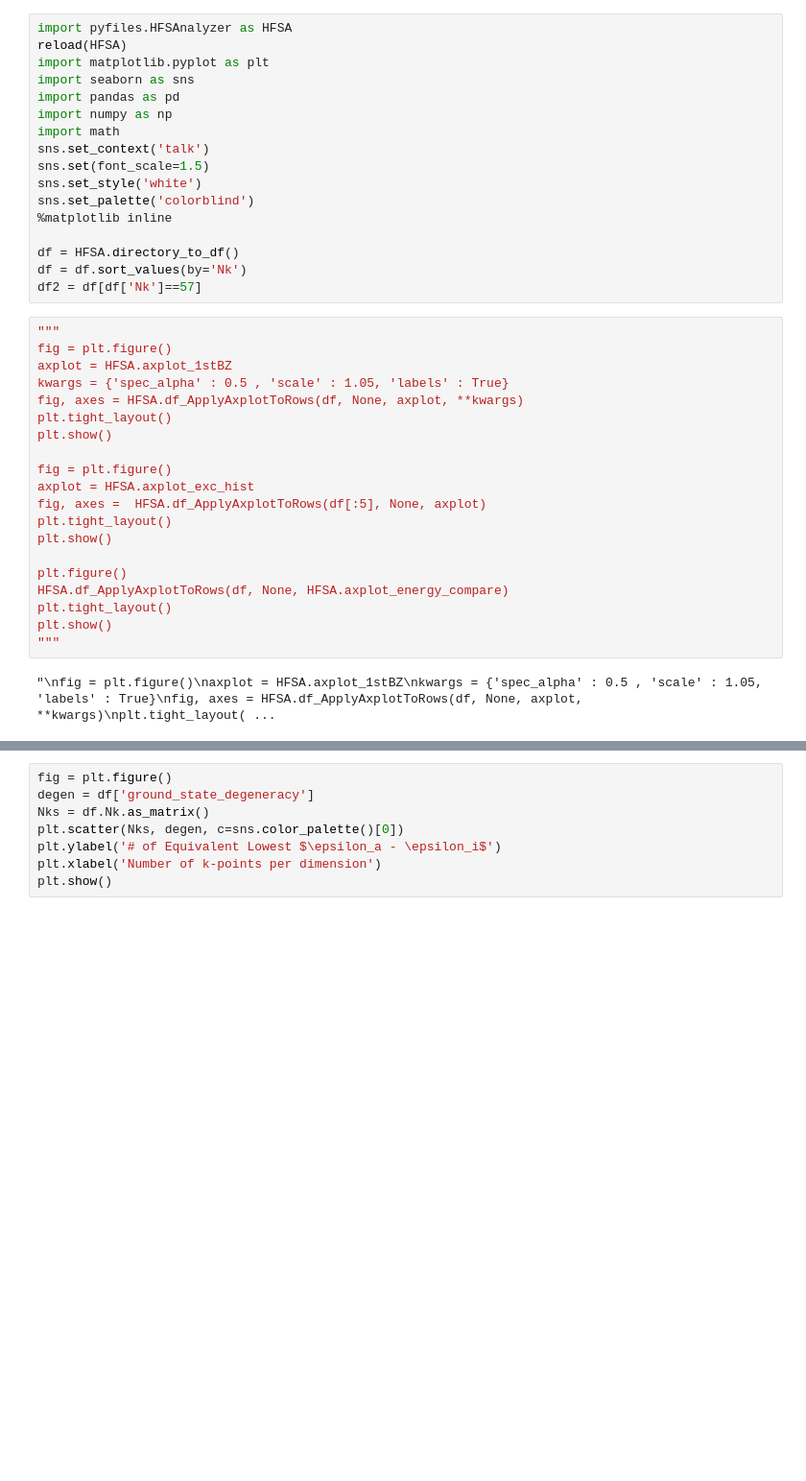
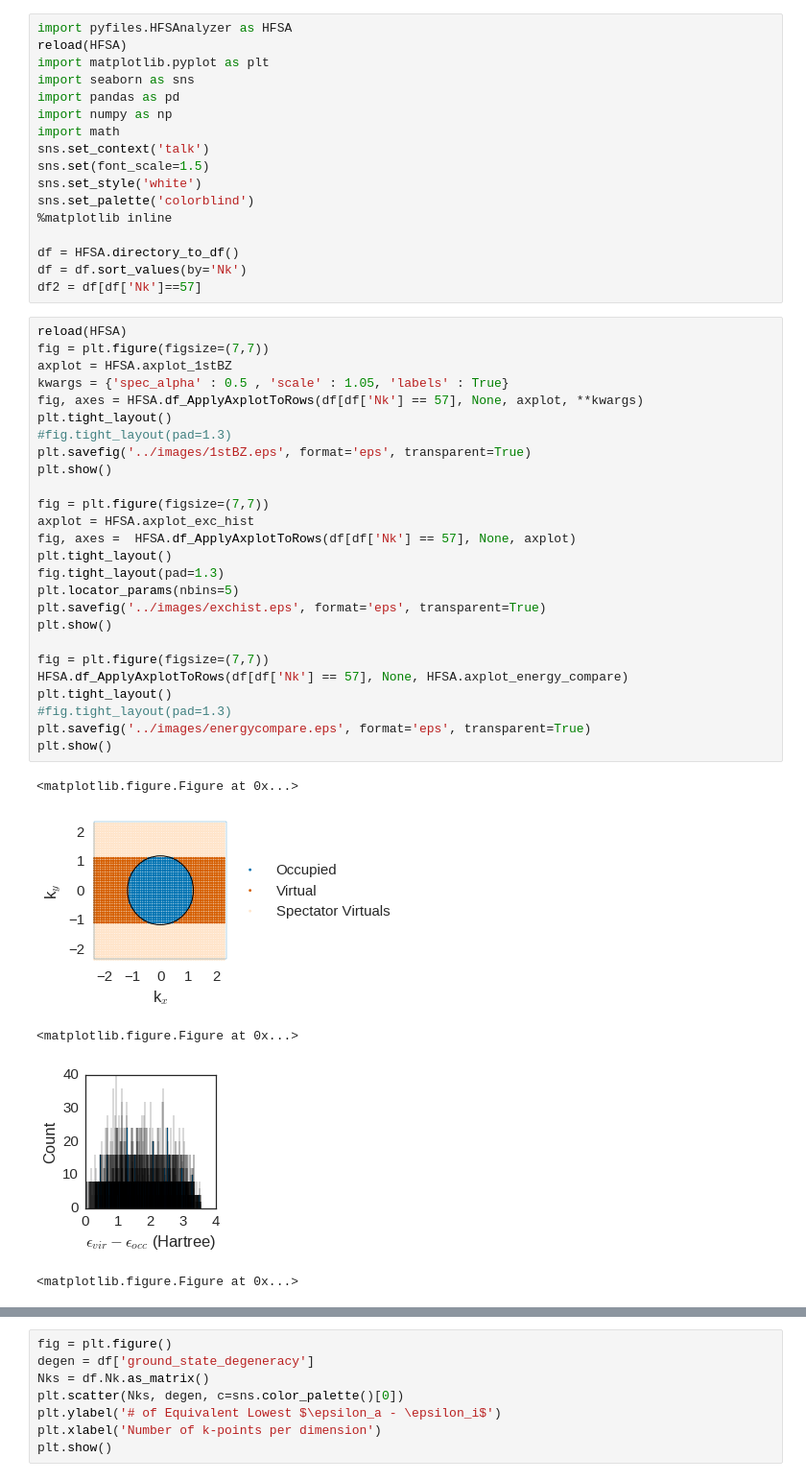
Before and after one commit to ecurtin2/HF-Stability, a Jupyter notebook: src/Analyzer.ipynb, the cells around one changed output, grey strips where cells are left out. Shown at 96% size. Drawn from its saved outputs; the diff is of its cells as text; blank space fills up the shorter version.

```diff
--- a/src/Analyzer.ipynb
+++ b/src/Analyzer.ipynb
@@ -16,24 +16,34 @@ df = HFSA.directory_to_df()
 df = df.sort_values(by='Nk')
 df2 = df[df['Nk']==57]
 # %%
-"""
-fig = plt.figure()
+reload(HFSA)
+fig = plt.figure(figsize=(7,7))
 axplot = HFSA.axplot_1stBZ
 kwargs = {'spec_alpha' : 0.5 , 'scale' : 1.05, 'labels' : True}
-fig, axes = HFSA.df_ApplyAxplotToRows(df, None, axplot, **kwargs)
+fig, axes = HFSA.df_ApplyAxplotToRows(df[df['Nk'] == 57], None, axplot, **kwargs)
 plt.tight_layout()
+#fig.tight_layout(pad=1.3)
+plt.savefig('../images/1stBZ.eps', format='eps', transparent=True)
 plt.show()
 
-fig = plt.figure()
+fig = plt.figure(figsize=(7,7))
 axplot = HFSA.axplot_exc_hist
-fig, axes =  HFSA.df_ApplyAxplotToRows(df[:5], None, axplot)
+fig, axes =  HFSA.df_ApplyAxplotToRows(df[df['Nk'] == 57], None, axplot)
 plt.tight_layout()
+fig.tight_layout(pad=1.3)
+plt.locator_params(nbins=5)
+plt.savefig('../images/exchist.eps', format='eps', transparent=True)
 plt.show()
 
-plt.figure()
-HFSA.df_ApplyAxplotToRows(df, None, HFSA.axplot_energy_compare)
+fig = plt.figure(figsize=(7,7))
+HFSA.df_ApplyAxplotToRows(df[df['Nk'] == 57], None, HFSA.axplot_energy_compare)
 plt.tight_layout()
+#fig.tight_layout(pad=1.3)
+plt.savefig('../images/energycompare.eps', format='eps', transparent=True)
 plt.show()
-"""
 # %% [output]
-"\nfig = plt.figure()\naxplot = HFSA.axplot_1stBZ\nkwargs = {'spec_alpha' : 0.5 , 'scale' : 1.05, 'labels' : True}\nfig, axes = HFSA.df_ApplyAxplotToRows(df, None, axplot, **kwargs)\nplt.tight_layout( ...
+<matplotlib.figure.Figure at 0x...>
+[figure, added]
+<matplotlib.figure.Figure at 0x...>
+[figure, added]
+<matplotlib.figure.Figure at 0x...>
```
Also changed, not shown: parts of 8 cells of this notebook, 36 other files.
